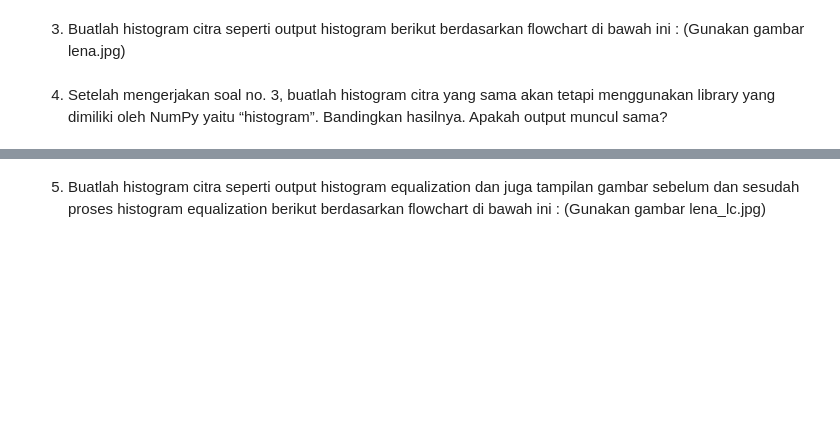
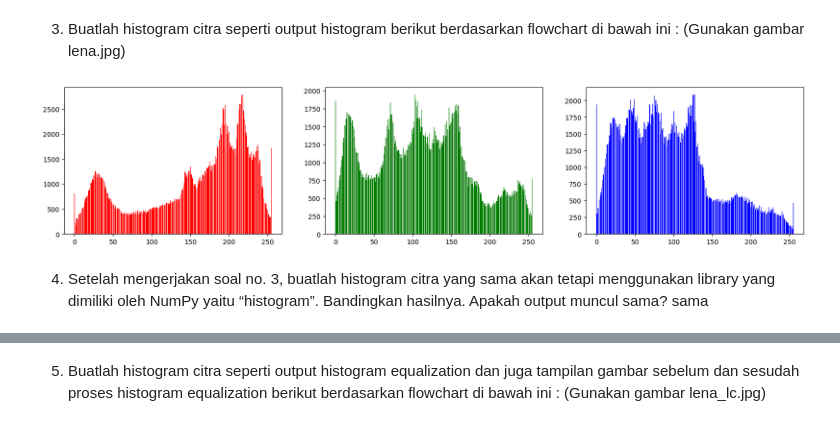
Before and after one commit to edoaurahman/PCVK, a Jupyter notebook: Week6.ipynb, the cells around one changed output, grey strips where cells are left out. Drawn from its saved outputs; the diff is of its cells as text; code cells hidden in the pictures; blank space fills up the shorter version.

```diff
--- a/Week6.ipynb
+++ b/Week6.ipynb
@@ -24,7 +24,46 @@ import glob
 # %% [markdown]
 3. Buatlah histogram citra seperti output histogram berikut berdasarkan flowchart di
 bawah ini : (Gunakan gambar lena.jpg)
+# %%
+# Input Image
+img = io.imread('/content/drive/MyDrive/PCVK_MM/Images/Images/lena.jpg')
+
+# hitung jumlah kemunculan setiap pixel warna pada seluruh pixel citra yang ada
+
+# inisialisasi array histogram
+hist_r = np.zeros(256, dtype=int)
+hist_g = np.zeros(256, dtype=int)
+hist_b = np.zeros(256, dtype=int)
+
+# iterasi setiap pixel
+for y in range(img.shape[0]):
+  for x in range(img.shape[1]):
+    # dapatkan nilai RGB
+    r = img[y, x, 0]  # Red channel
+    g = img[y, x, 1]  # Green channel
+    b = img[y, x, 2]  # Blue channel
+
+    hist_r[r] += 1
+    hist_g[g] += 1
+    hist_b[b] += 1
+
+# tampilkan histogram
+plt.figure(figsize=(20, 4))
+
+plt.subplot(131)
+plt.bar(range(256), hist_r, color='r')
+
+plt.subplot(132)
+plt.bar(range(256), hist_g, color='g')
+
+plt.subplot(133)
+plt.bar(range(256), hist_b, color='b')
+
+
+plt.show()
+# %% [output]
+[figure, added]
 # %% [markdown]
 4. Setelah mengerjakan soal no. 3, buatlah histogram citra yang sama akan tetapi
 menggunakan library yang dimiliki oleh NumPy yaitu “histogram”. Bandingkan
-hasilnya. Apakah output muncul sama?
+hasilnya. Apakah output muncul sama? sama
```
Also changed, not shown: parts of 2 cells of this notebook.
